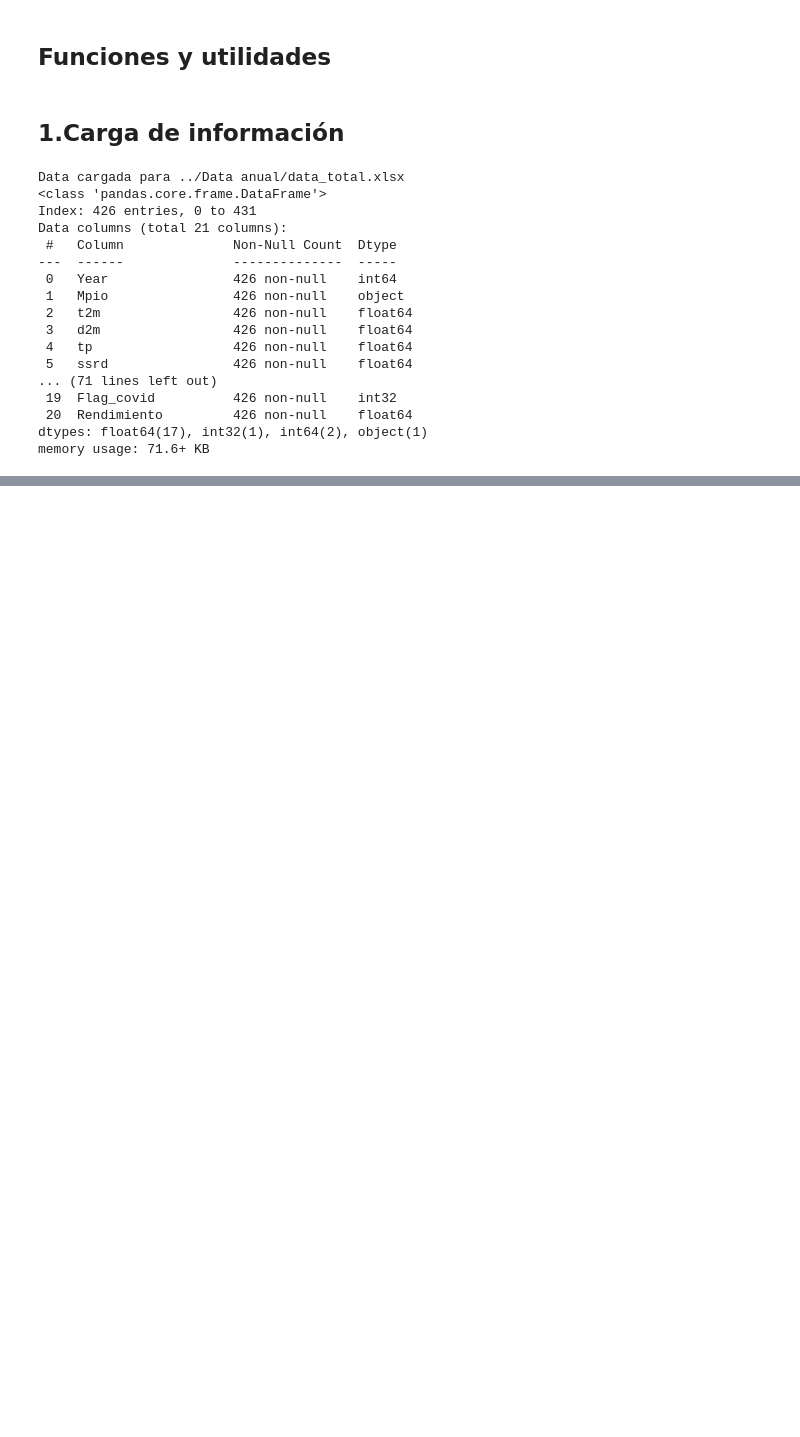
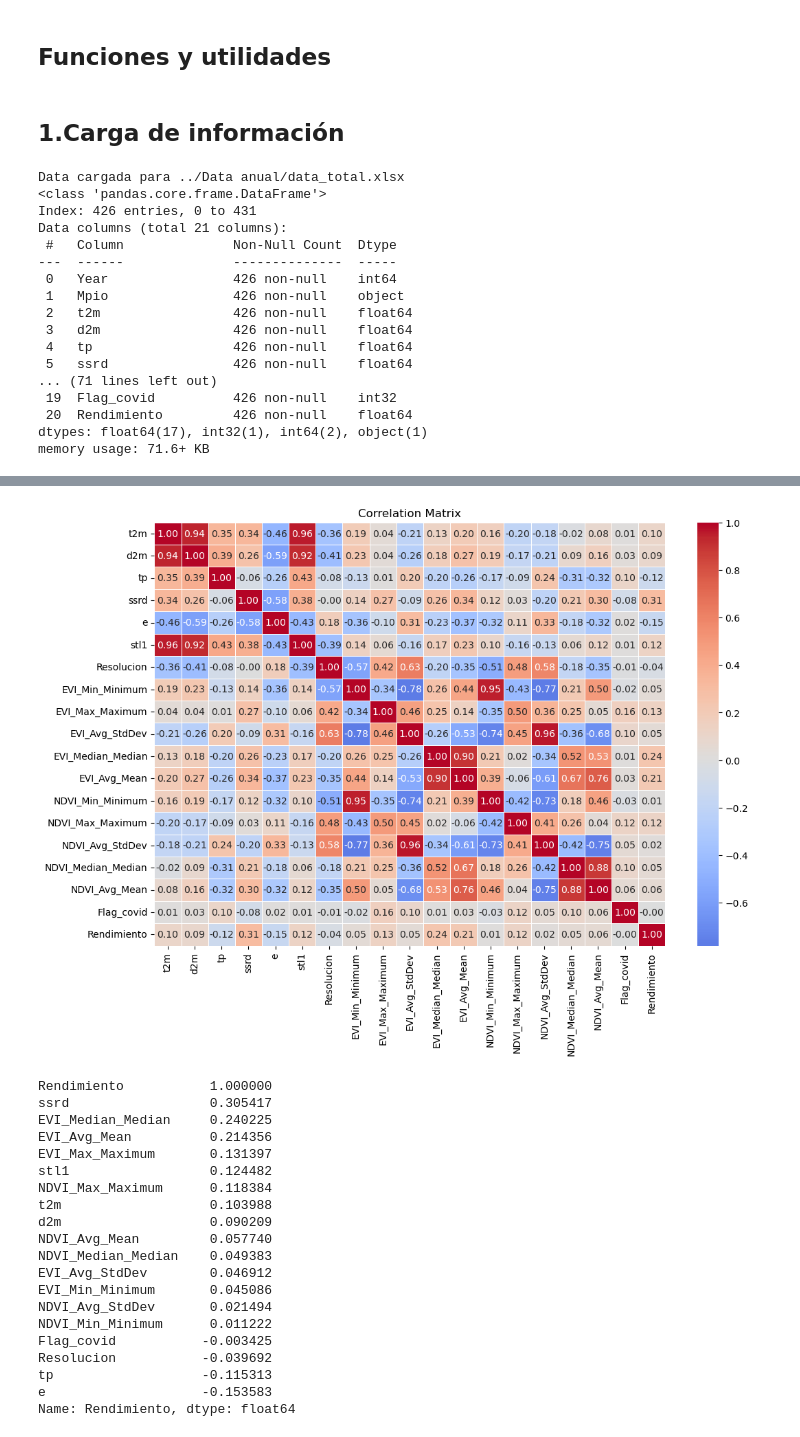
Before and after one commit to spulidov91/clima_cafe_v1, a Jupyter notebook: Notebooks/2_Modelado.ipynb, the cells around one changed output, grey strips where cells are left out. Cells and saved outputs as stored; diff of their text form; code cells hidden in the pictures; blank space fills up the shorter version.

```diff
--- a/Notebooks/2_Modelado.ipynb
+++ b/Notebooks/2_Modelado.ipynb
@@ -238,0 +376,4 @@ feat_imp_df
+# %%
+df_ago_nov_it = df_ago_nov[~df_ago_nov['Year'].isin([2024])]
+df_ago_nov_it.drop(columns=['Year'], inplace=True)
+df_ago_nov_it_dummies = pd.get_dummies(df_ago_nov_it, drop_first=True)
@@ -238,0 +400,30 @@ feat_imp_df
+# %%
+corr_matrix, corr_target_ago_nov = plot_corr_with_target(
+    df_ago_nov_it,
+    target='Rendimiento',
+    drop_cols=['Mpio']
+)
+
+corr_target_ago_nov
+# %% [output]
+[figure, added]
+Rendimiento           1.000000
+ssrd                  0.305417
+EVI_Median_Median     0.240225
+EVI_Avg_Mean          0.214356
+EVI_Max_Maximum       0.131397
+stl1                  0.124482
+NDVI_Max_Maximum      0.118384
+t2m                   0.103988
+d2m                   0.090209
+NDVI_Avg_Mean         0.057740
+NDVI_Median_Median    0.049383
+EVI_Avg_StdDev        0.046912
+EVI_Min_Minimum       0.045086
+NDVI_Avg_StdDev       0.021494
+NDVI_Min_Minimum      0.011222
+Flag_covid           -0.003425
+Resolucion           -0.039692
+tp                   -0.115313
+e                    -0.153583
+Name: Rendimiento, dtype: float64
```
Also changed, not shown: parts of 14 cells of this notebook.
